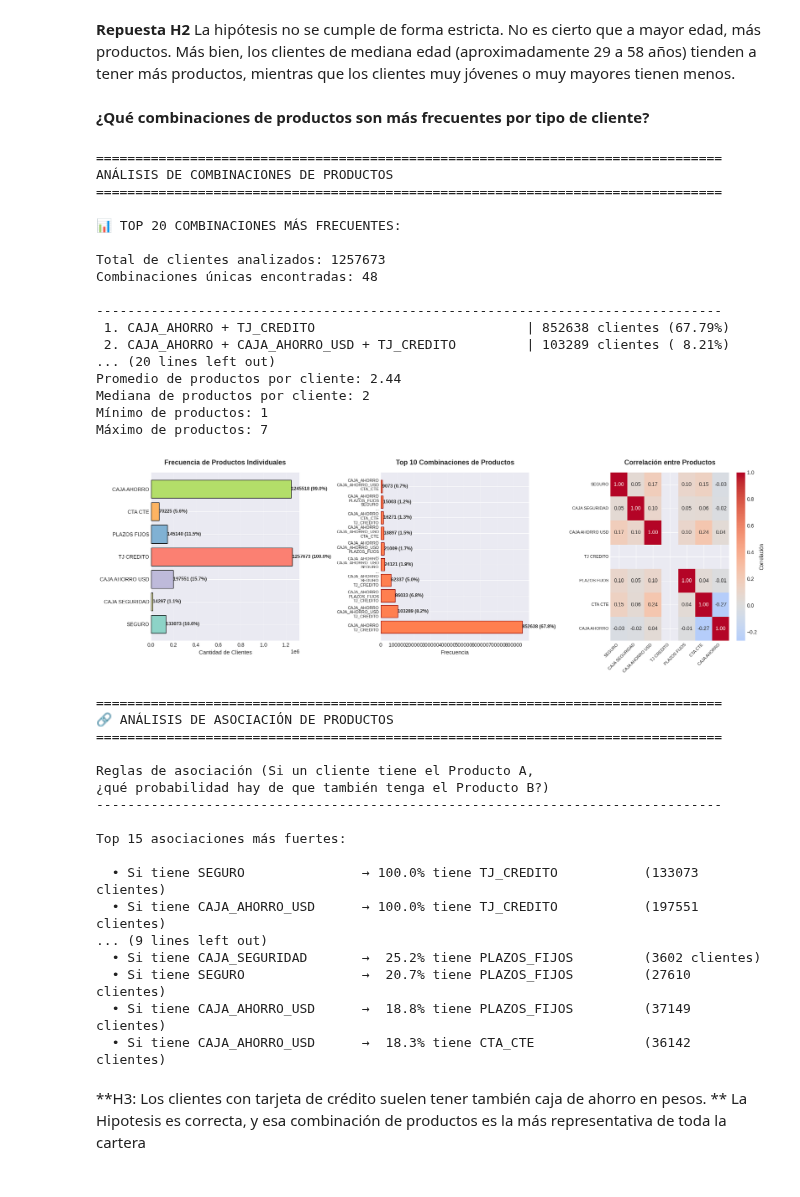
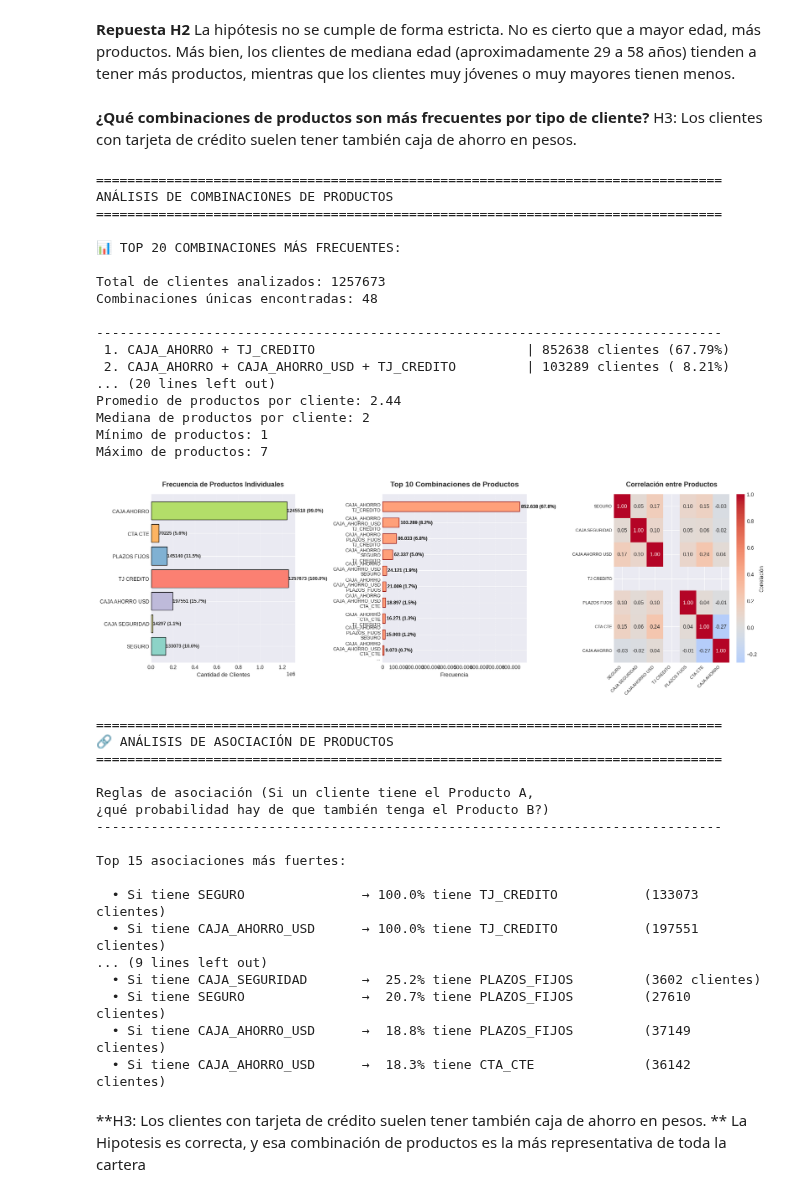
Before and after one commit to chiaravanin/CursoCoder, a Jupyter notebook: ProyectoDS_PArteIVANIN.ipynb, the cells around one changed output. Cells and saved outputs as stored; diff of their text form; code cells hidden in the pictures.

```diff
--- a/ProyectoDS_PArteIVANIN.ipynb
+++ b/ProyectoDS_PArteIVANIN.ipynb
@@ -521,7 +529,7 @@ plt.show()
 # %% [markdown]
 **Repuesta H2** La hipótesis no se cumple de forma estricta. No es cierto que a mayor edad, más productos. Más bien, los clientes de mediana edad (aproximadamente 29 a 58 años) tienden a tener más productos, mientras que los clientes muy jóvenes o muy mayores tienen menos.
 # %% [markdown]
-**¿Qué combinaciones de productos son más frecuentes por tipo de cliente?**
+**¿Qué combinaciones de productos son más frecuentes por tipo de cliente?** H3: Los clientes con tarjeta de crédito suelen tener también caja de ahorro en pesos.
 # %%
 
 from itertools import combinations
@@ -603,28 +611,55 @@ for i, v in enumerate(productos_freq):
     ax1.text(v + 20, i, f'{v} ({v/len(df)*100:.1f}%)',
              va='center', fontsize=9, fontweight='bold')
 
-# Subplot 2: Top 10 combinaciones
+from matplotlib.ticker import FuncFormatter
+
+# Subplot 2: Top 10 combinaciones ---
 ax2 = axes[1]
 top_combos = df['Combinacion_Productos'].value_counts().head(10)
+
+
 combo_labels = []
 for c in top_combos.index:
     if c:
-        label = '\n'.join(c) if len(c) <= 3 else '\n'.join(c[:3]) + '\n...'
+
+        if isinstance(c, (list, tuple)):
+            if len(c) <= 3:
+                label = '\n'.join(c)
+            else:
+                label = '\n'.join(c[:3]) + '\n...'
+        else:
+            label = str(c)
     else:
         label = 'Sin productos'
     combo_labels.append(label)
 
 y_pos = range(len(top_combos))
-ax2.barh(y_pos, top_combos.values, color='coral', edgecolor='darkred')
+
+ax2.barh(y_pos, top_combos.values,
+         color='#FFA07A',
+         edgecolor='darkred',
+         height=0.6)
+
 ax2.set_yticks(y_pos)
-ax2.set_yticklabels(combo_labels, fontsize=8)
-ax2.set_title('Top 10 Combinaciones de Productos',
-              fontsize=13, fontweight='bold', pad=15)
+ax2.set_yticklabels(combo_labels, fontsize=9)
+ax2.invert_yaxis()
+
+
+ax2.set_title('Top 10 Combinaciones de Productos', fontsize=14, fontweight='bold', pad=15)
 ax2.set_xlabel('Frecuencia', fontsize=11)
-ax2.grid(axis='x', alpha=0.3)
+
+# --- Grid + separador de miles en eje X ---
+formatter = FuncFormatter(lambda x, p: format(int(x), ',').replace(',', '.'))
+ax2.xaxis.set_major_formatter(formatter)
+ax2.grid(axis='x', alpha=0.3, linestyle='--')
+
+total = len(df)
 for i, v in enumerate(top_combos.values):
-    ax2.text(v + 5, i, f'{v} ({v/len(df)*100:.1f}%)',
-             va='center', fontsize=9, fontweight='bold')
+    ax2.text(v + (max(top_combos.values)*0.01), i,
+             f'{v:,} ({v/total*100:.1f}%)'.replace(',', '.'),
+             va='center', fontsize=9, fontweight='bold', color='black')
+
+plt.tight_layout()
 
 # Subplot 3: Matriz de correlación de productos
 ax3 = axes[2]
@@ -648,7 +683,7 @@ plt.tight_layout()
 plt.savefig('analisis_combinaciones_productos.png', dpi=300, bbox_inches='tight')
 plt.show()
 
-#
+
 # ANÁLISIS DE ASOCIACIÓN (REGLAS SIMPLES)
 
 print("\n\n" + "=" * 80)
@@ -686,34 +721,34 @@ for idx, row in asociaciones_df.head(15).iterrows():
 
 # DataFrame con todas las combinaciones
 df_resultados = df[['Combinacion_Productos', 'Num_Productos']].copy()
 df_resultados['Productos_Lista'] = df_resultados['Combinacion_Productos'].apply(
     lambda x: ', '.join(x) if x else 'Sin productos')
 
 # Tabla resumen de combinaciones
 tabla_combinaciones = df['Combinacion_Productos'].value_counts().reset_index()
 tabla_combinaciones.columns = ['Combinacion', 'Frecuencia']
 tabla_combinaciones['Porcentaje'] = (tabla_combinaciones['Frecuencia'] / len(df) * 100).round(2)
 tabla_combinaciones['Productos'] = tabla_combinaciones['Combinacion'].apply(
     lambda x: ', '.join(x) if x else 'Sin productos')
 # %% [output]
 ================================================================================
 ANÁLISIS DE COMBINACIONES DE PRODUCTOS
 ================================================================================
 
 📊 TOP 20 COMBINACIONES MÁS FRECUENTES:
 
 Total de clientes analizados: 1257673
 Combinaciones únicas encontradas: 48
 
 --------------------------------------------------------------------------------
  1. CAJA_AHORRO + TJ_CREDITO                           | 852638 clientes (67.79%)
  2. CAJA_AHORRO + CAJA_AHORRO_USD + TJ_CREDITO         | 103289 clientes ( 8.21%)
 ... (20 lines left out)
 Promedio de productos por cliente: 2.44
 Mediana de productos por cliente: 2
 Mínimo de productos: 1
 Máximo de productos: 7
-[figure, old version]
+[figure, new version]
 ================================================================================
 🔗 ANÁLISIS DE ASOCIACIÓN DE PRODUCTOS
 ================================================================================
```
Also changed, not shown: parts of 16 cells of this notebook.
